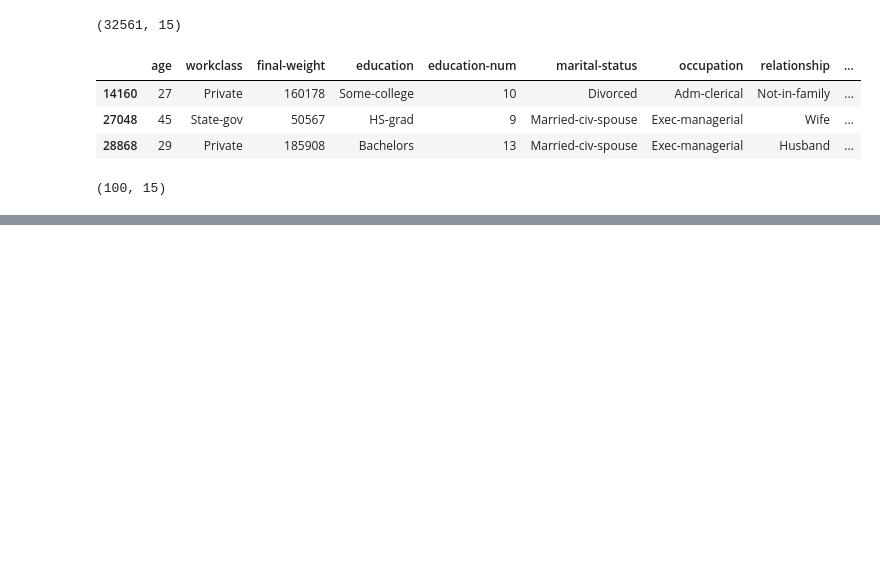
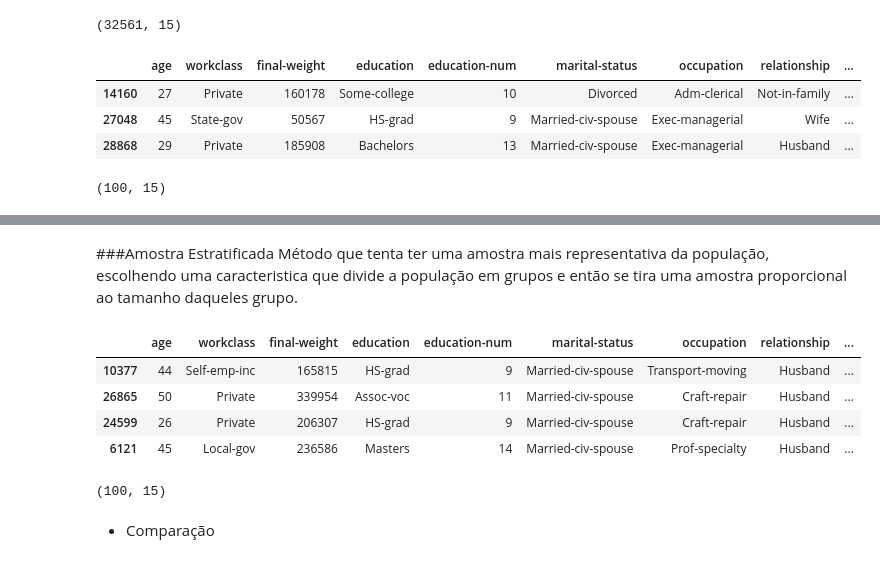
Before and after one commit to LucasGleysson/Estatistica_DS_ML, a Jupyter notebook: Amostragens.ipynb, the cells around one changed output, grey strips where cells are left out. Drawn from its saved outputs; the diff is of its cells as text; code cells hidden in the pictures; blank space fills up the shorter version.

```diff
--- a/Amostragens.ipynb
+++ b/Amostragens.ipynb
@@ -100,0 +148,30 @@ display(amostra_sistematica.shape)
+# %% [markdown]
+###Amostra Estratificada
+Método que tenta ter uma amostra mais representativa da população, escolhendo uma caracteristica que divide a população em grupos e então se tira uma amostra proporcional ao tamanho daqueles grupo.
+# %%
+def amostragem_estratificada(dataset, qnt_amostra, gp_divisor):
+  from sklearn.model_selection import StratifiedShuffleSplit
+
+  # Configura o tamanho da amostra que será separada
+  qnt_amostra = qnt_amostra / len(dataset)
+  split = StratifiedShuffleSplit(test_size = qnt_amostra)
+
+  # Faz a separação da amaostra de forma estratificada
+  for _, y in split.split(dataset,dataset[gp_divisor]):
+    df_y = dataset.iloc[y]
+
+  amostra = df_y
+  return amostra
+
+amostra_estratificada = amostragem_estratificada(dataset, 100, 'income')
+display(amostra_estratificada.head(4))
+display(amostra_estratificada.shape)
+# %% [output]
+|  | age | workclass | final-weight | education | education-num | marital-status | occupation | relationship | ... |
+| 10377 | 44 | Self-emp-inc | 165815 | HS-grad | 9 | Married-civ-spouse | Transport-moving | Husband | ... |
+| 26865 | 50 | Private | 339954 | Assoc-voc | 11 | Married-civ-spouse | Craft-repair | Husband | ... |
+| 24599 | 26 | Private | 206307 | HS-grad | 9 | Married-civ-spouse | Craft-repair | Husband | ... |
+| 6121 | 45 | Local-gov | 236586 | Masters | 14 | Married-civ-spouse | Prof-specialty | Husband | ... |
+(100, 15)
+# %% [markdown]
+- Comparação
```
Also changed, not shown: parts of 14 cells of this notebook.
